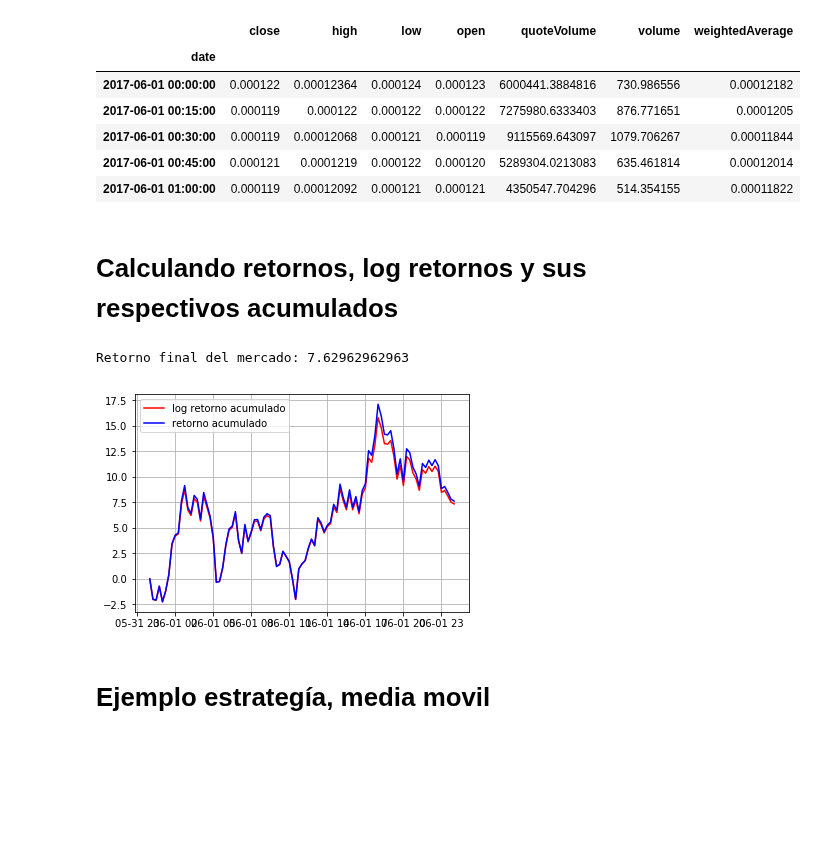
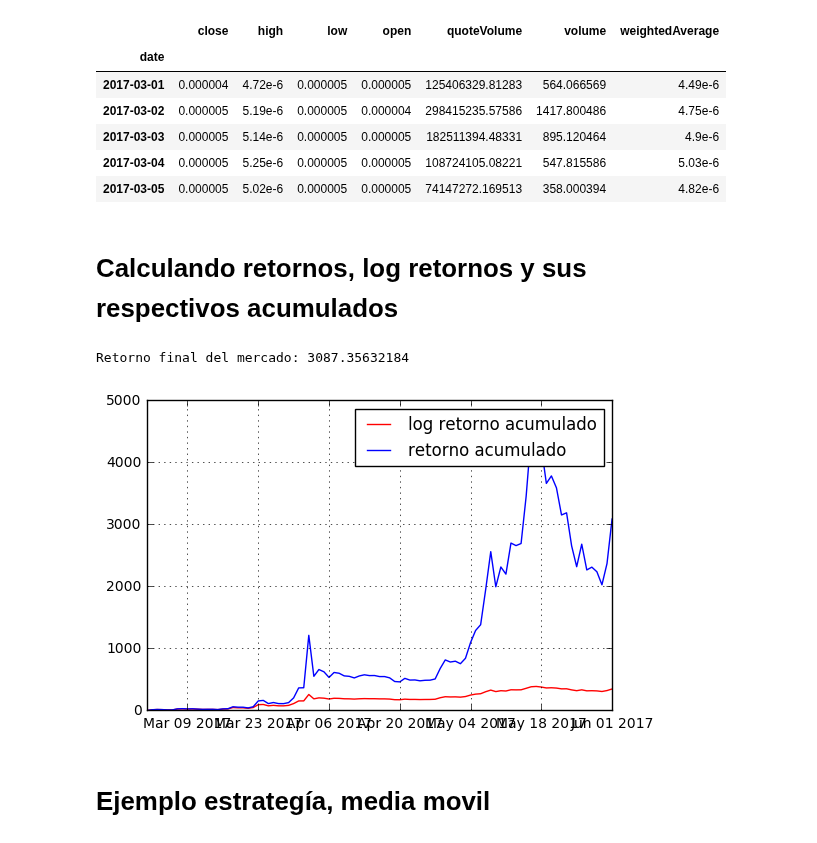
Before and after one commit to ADCryptoSolutions/adcb, a Jupyter notebook: Bot organizado.ipynb, the cells around one changed output. Cells and saved outputs as stored; diff of their text form; code cells hidden in the pictures; blank space fills up the shorter version.

```diff
--- a/Bot organizado.ipynb
+++ b/Bot organizado.ipynb
@@ -12,42 +12,42 @@ polo = Poloniex()
 # historyData es una lista de diccionarios python
 # candlestick period in seconds; valid values are 300, 900, 1800, 7200, 14400, and 86400
 historyData = polo.returnChartData(currencyPair="BTC_XRP",
-                     start=string2ts("2017-06-01 00:00:00"),
-                     end=string2ts("2017-06-02 00:00:00"),
-                     period=900)
+                     start=string2ts("2017-03-01 00:00:00"),
+                     end=string2ts("2017-06-01 10:00:00"),
+                     period=3600*24)
 
 # Guardando los datos como lista de diccionarios en un archivo de texto
 # esto permite acceder a ellos y trabajar como data frame offline
 with open("XMR_data.out","w") as f:
     json.dump(historyData,f)
 
 with open("XMR_data.out") as f:
     historyData = json.load(f)
     #print data
 
 # convirtiendo datos en data frame
 df = pd.DataFrame(historyData)
 
 #  convirtiendo string a float o int
 df["close"] =pd.to_numeric(df['close'])
 df["open"] =pd.to_numeric(df['open'])
 df["low"] =pd.to_numeric(df['high'])
 df["volume"] =pd.to_numeric(df['volume'])
 df["date"] = pd.to_datetime(df["date"].apply(ts2string))
 
 # seleccionando la columna de fecha como indice
 df = df.set_index("date")
 
 # examinando las primeras filas
 df.head()
 # %% [output]
 |  | close | high | low | open | quoteVolume | volume | weightedAverage |
 | date |  |  |  |  |  |  |  |
-| 2017-06-01 00:00:00 | 0.000122 | 0.00012364 | 0.000124 | 0.000123 | 6000441.3884816 | 730.986556 | 0.00012182 |
-| 2017-06-01 00:15:00 | 0.000119 | 0.000122 | 0.000122 | 0.000122 | 7275980.6333403 | 876.771651 | 0.0001205 |
-| 2017-06-01 00:30:00 | 0.000119 | 0.00012068 | 0.000121 | 0.000119 | 9115569.643097 | 1079.706267 | 0.00011844 |
-| 2017-06-01 00:45:00 | 0.000121 | 0.0001219 | 0.000122 | 0.000120 | 5289304.0213083 | 635.461814 | 0.00012014 |
-| 2017-06-01 01:00:00 | 0.000119 | 0.00012092 | 0.000121 | 0.000121 | 4350547.704296 | 514.354155 | 0.00011822 |
+| 2017-03-01 | 0.000004 | 4.72e-6 | 0.000005 | 0.000005 | 125406329.81283 | 564.066569 | 4.49e-6 |
+| 2017-03-02 | 0.000005 | 5.19e-6 | 0.000005 | 0.000004 | 298415235.57586 | 1417.800486 | 4.75e-6 |
+| 2017-03-03 | 0.000005 | 5.14e-6 | 0.000005 | 0.000005 | 182511394.48331 | 895.120464 | 4.9e-6 |
+| 2017-03-04 | 0.000005 | 5.25e-6 | 0.000005 | 0.000005 | 108724105.08221 | 547.815586 | 5.03e-6 |
+| 2017-03-05 | 0.000005 | 5.02e-6 | 0.000005 | 0.000005 | 74147272.169513 | 358.000394 | 4.82e-6 |
 # %% [markdown]
 # Calculando retornos, log retornos y sus respectivos acumulados
 # %%
@@ -70,8 +70,8 @@ plt.grid()
 #df[df['retornos relativos'].isnull()]
 print "Retorno final del mercado: %s"%(df["cum_r"][-1]*100)
 # %% [output]
-Retorno final del mercado: 7.62962962963
+Retorno final del mercado: 3087.35632184
-[figure, old version]
+[figure, new version]
 # %% [markdown]
 # Ejemplo estrategía, media movil
 # %% [markdown]
```
Also changed, not shown: parts of 6 cells of this notebook, 3 other files.
